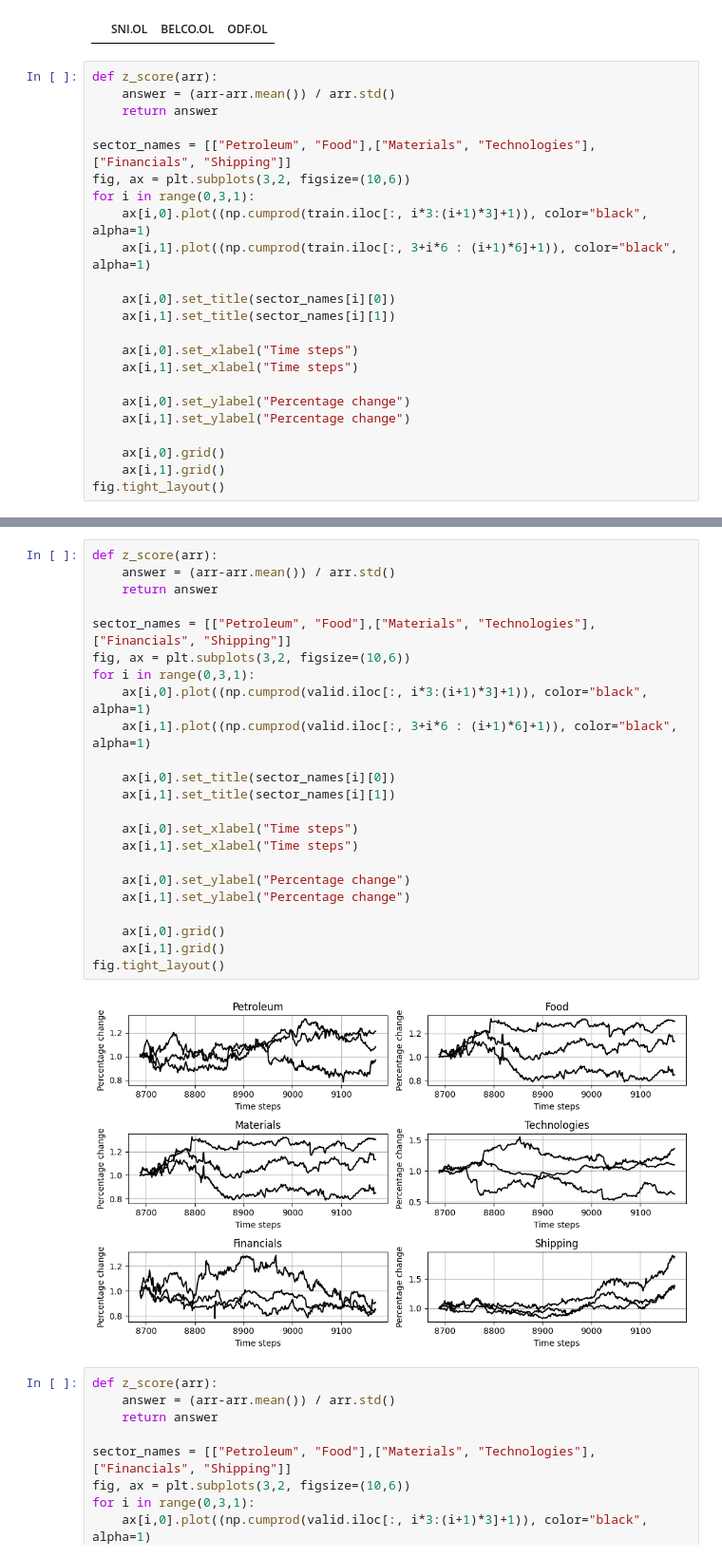
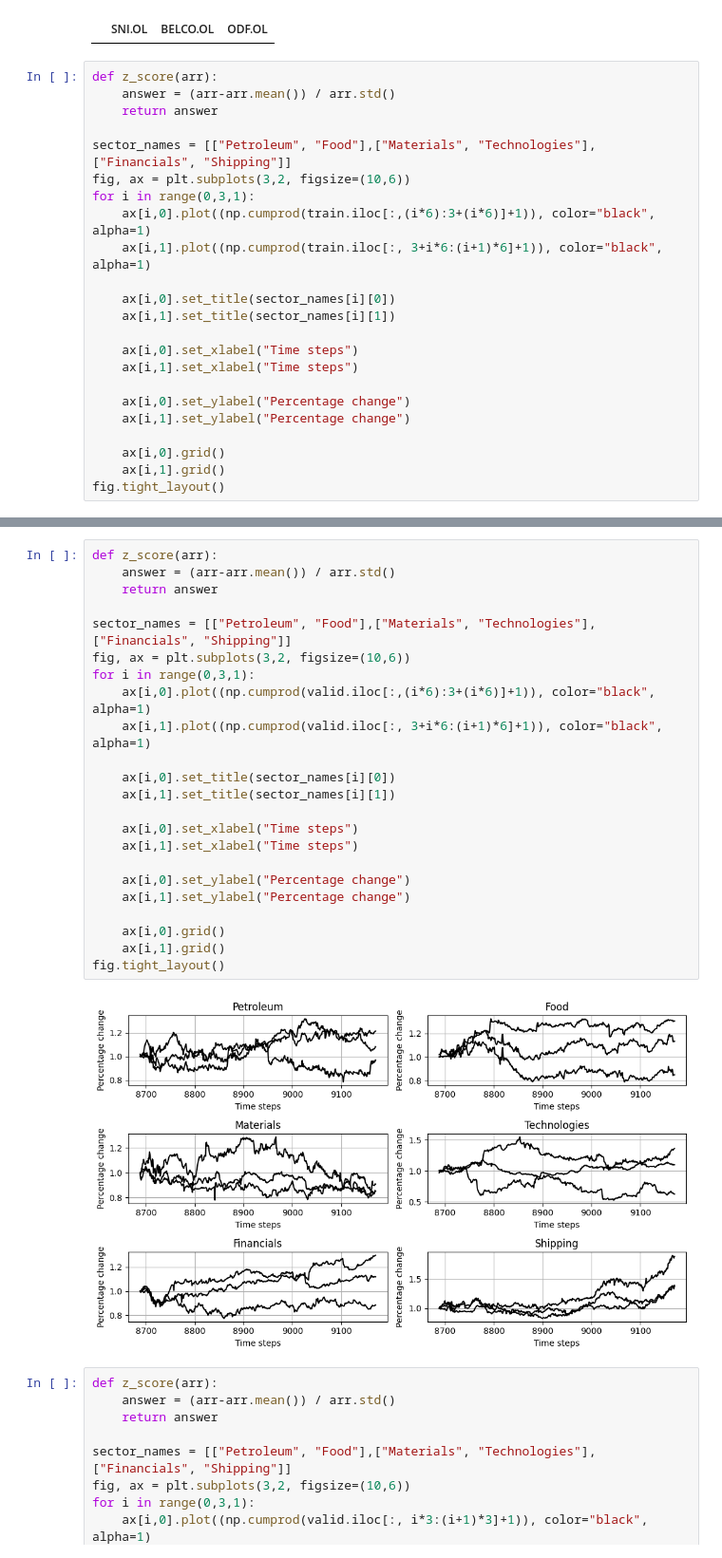
Before and after one commit to DataJakob/BBAN5000-Master-Thesis, a Jupyter notebook: Results/eda.ipynb, the cells around one changed output, grey strips where cells are left out. Shown at 95% size. Saved outputs shown, nothing was run; the diff lists cells and outputs as text.

```diff
--- a/Results/eda.ipynb
+++ b/Results/eda.ipynb
@@ -92,8 +92,8 @@ def z_score(arr):
 sector_names = [["Petroleum", "Food"],["Materials", "Technologies"], ["Financials", "Shipping"]]
 fig, ax = plt.subplots(3,2, figsize=(10,6))
 for i in range(0,3,1):
-    ax[i,0].plot((np.cumprod(train.iloc[:, i*3:(i+1)*3]+1)), color="black", alpha=1)
-    ax[i,1].plot((np.cumprod(train.iloc[:, 3+i*6 : (i+1)*6]+1)), color="black", alpha=1)
+    ax[i,0].plot((np.cumprod(train.iloc[:,(i*6):3+(i*6)]+1)), color="black", alpha=1)
+    ax[i,1].plot((np.cumprod(train.iloc[:, 3+i*6:(i+1)*6]+1)), color="black", alpha=1)
 
     ax[i,0].set_title(sector_names[i][0])
     ax[i,1].set_title(sector_names[i][1])
@@ -112,28 +112,28 @@ fig.tight_layout()
 # %%
 def z_score(arr):
     answer = (arr-arr.mean()) / arr.std()
     return answer
 
 sector_names = [["Petroleum", "Food"],["Materials", "Technologies"], ["Financials", "Shipping"]]
 fig, ax = plt.subplots(3,2, figsize=(10,6))
 for i in range(0,3,1):
-    ax[i,0].plot((np.cumprod(valid.iloc[:, i*3:(i+1)*3]+1)), color="black", alpha=1)
-    ax[i,1].plot((np.cumprod(valid.iloc[:, 3+i*6 : (i+1)*6]+1)), color="black", alpha=1)
+    ax[i,0].plot((np.cumprod(valid.iloc[:,(i*6):3+(i*6)]+1)), color="black", alpha=1)
+    ax[i,1].plot((np.cumprod(valid.iloc[:, 3+i*6:(i+1)*6]+1)), color="black", alpha=1)
 
     ax[i,0].set_title(sector_names[i][0])
     ax[i,1].set_title(sector_names[i][1])
 
     ax[i,0].set_xlabel("Time steps")
     ax[i,1].set_xlabel("Time steps")
 
     ax[i,0].set_ylabel("Percentage change")
     ax[i,1].set_ylabel("Percentage change")
 
     ax[i,0].grid()
     ax[i,1].grid()
 fig.tight_layout()
 # %% [output]
-[figure, old version]
+[figure, new version]
 # %%
 def z_score(arr):
     answer = (arr-arr.mean()) / arr.std()
```
Also changed, not shown: parts of 2 cells of this notebook, 40 other files.
